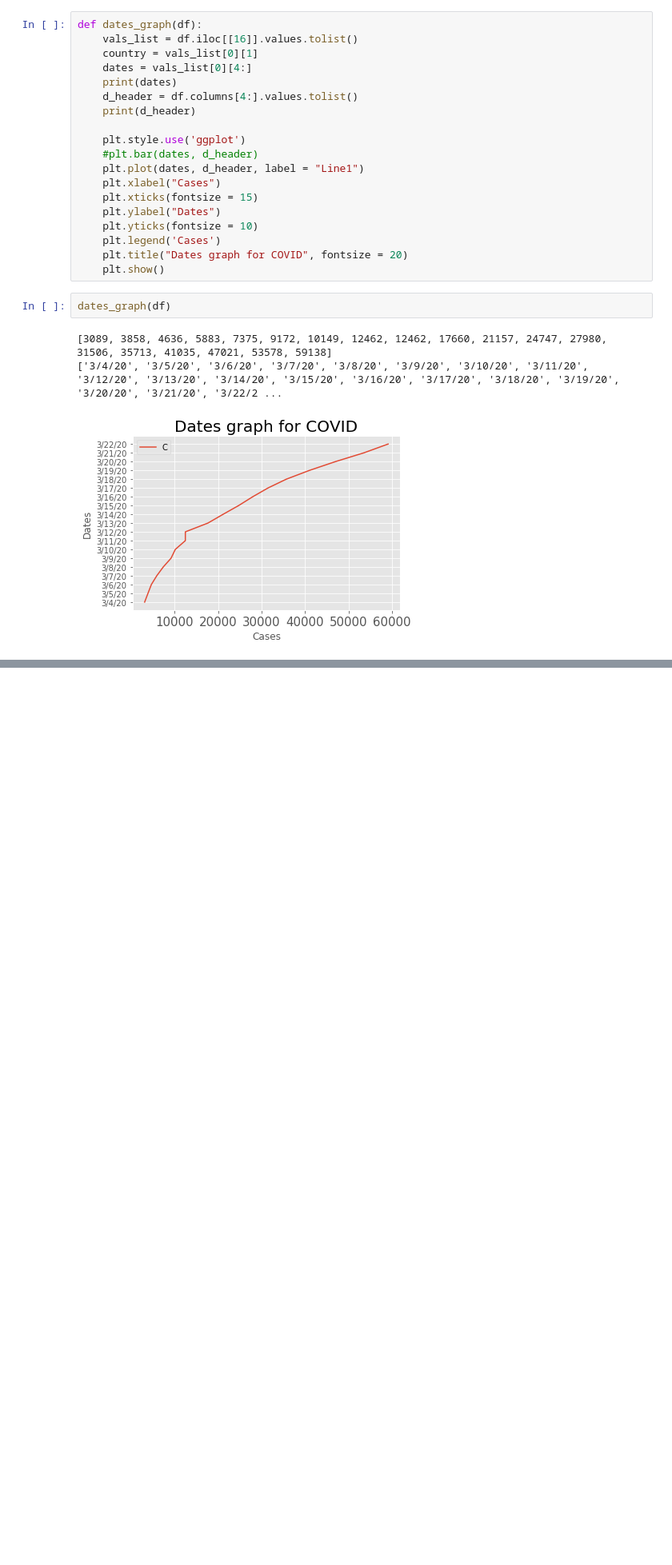
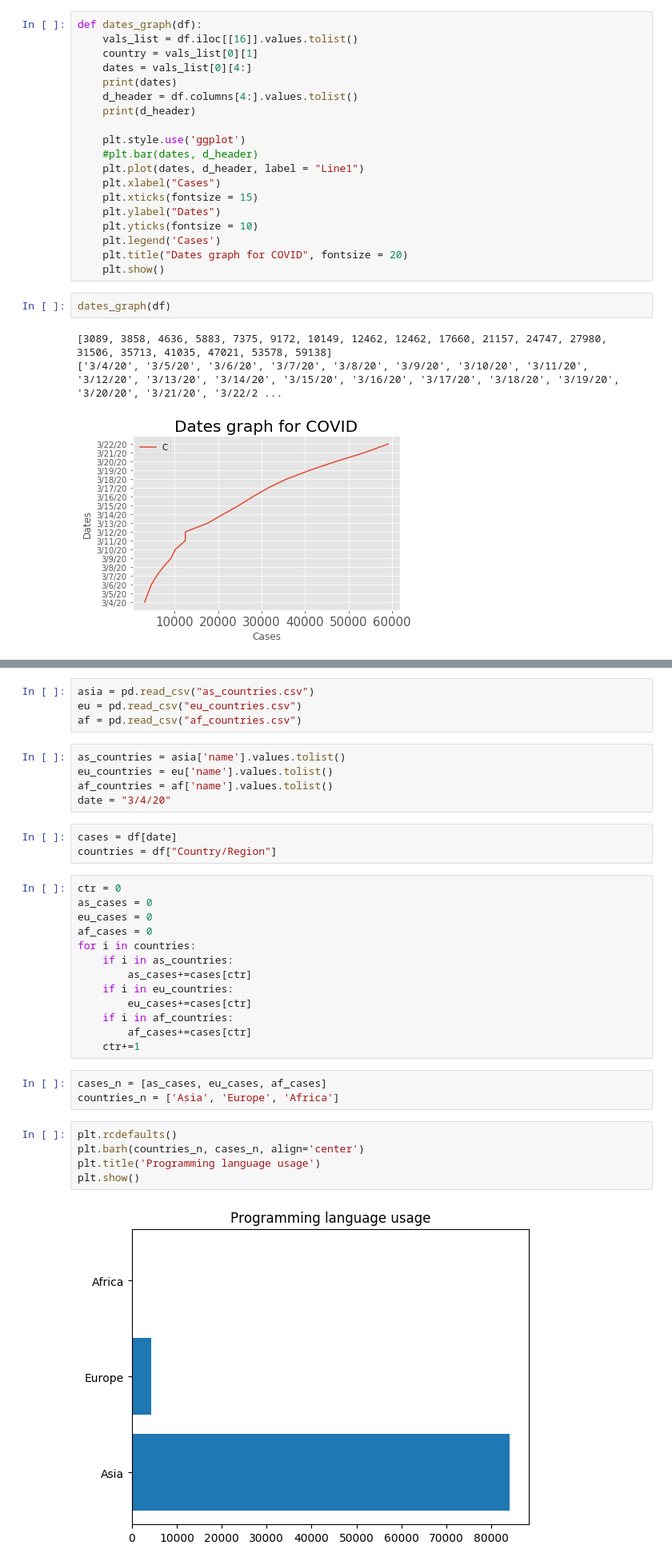
Before and after one commit to Rishit-dagli/10-Days-of-ML, a Jupyter notebook: Day 1/task 1.ipynb, the cells around one changed output, grey strips where cells are left out. Shown: that part at 80% size. Drawn from its saved outputs; the diff is of its cells as text; blank space fills up the shorter version.

```diff
--- a/Day 1/task 1.ipynb
+++ b/Day 1/task 1.ipynb
@@ -90,0 +98,35 @@ dates_graph(df)
+# %%
+asia = pd.read_csv("as_countries.csv")
+eu = pd.read_csv("eu_countries.csv")
+af = pd.read_csv("af_countries.csv")
+# %%
+as_countries = asia['name'].values.tolist()
+eu_countries = eu['name'].values.tolist()
+af_countries = af['name'].values.tolist()
+date = "3/4/20"
+# %%
+cases = df[date]
+countries = df["Country/Region"]
+# %%
+ctr = 0
+as_cases = 0
+eu_cases = 0
+af_cases = 0
+for i in countries:
+    if i in as_countries:
+        as_cases+=cases[ctr]
+    if i in eu_countries:
+        eu_cases+=cases[ctr]
+    if i in af_countries:
+        af_cases+=cases[ctr]
+    ctr+=1
+# %%
+cases_n = [as_cases, eu_cases, af_cases]
+countries_n = ['Asia', 'Europe', 'Africa']
+# %%
+plt.rcdefaults()
+plt.barh(countries_n, cases_n, align='center')
+plt.title('Programming language usage')
+plt.show()
+# %% [output]
+[figure, added]
```
Also changed, not shown: parts of 8 cells of this notebook, 3 other files.
